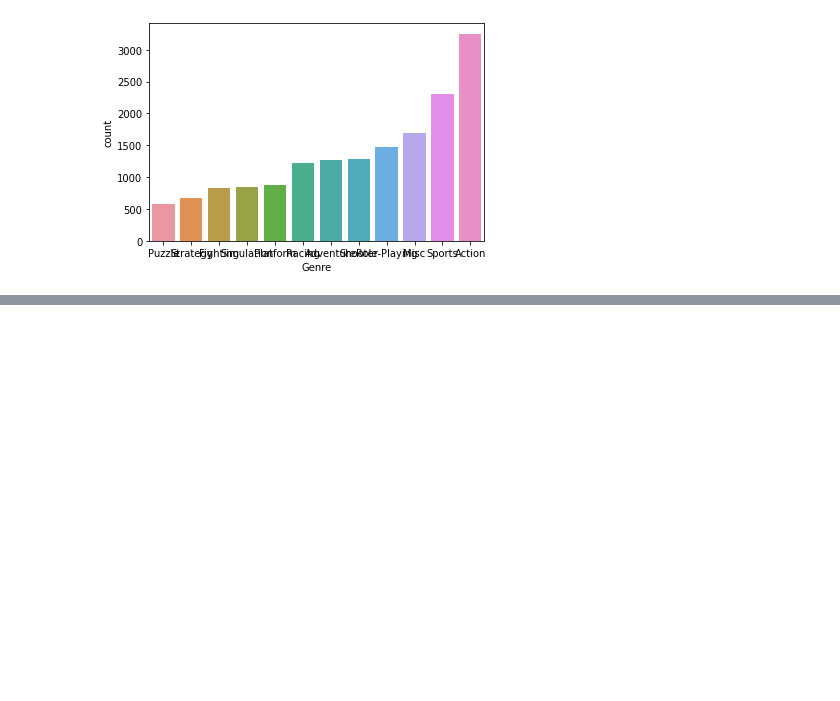
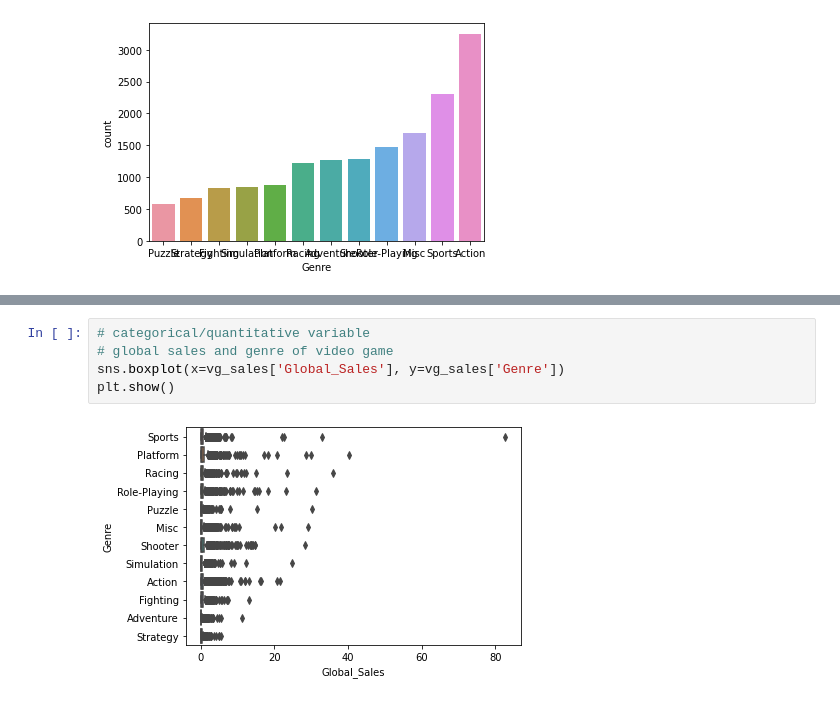
Before and after one commit to ChrisGarciaDS/VideoGame-Sales-Analysis, a Jupyter notebook: VG_analysis.ipynb, the cells around one changed output, grey strips where cells are left out. Drawn from its saved outputs; the diff is of its cells as text; blank space fills up the shorter version.

Commit message:
- added variable associations

```diff
--- a/VG_analysis.ipynb
+++ b/VG_analysis.ipynb
@@ -238,0 +273,7 @@ plt.show()
+# %%
+# categorical/quantitative variable
+# global sales and genre of video game
+sns.boxplot(x=vg_sales['Global_Sales'], y=vg_sales['Genre'])
+plt.show()
+# %% [output]
+[figure, added]
```
Also changed, not shown: parts of 21 cells of this notebook.
